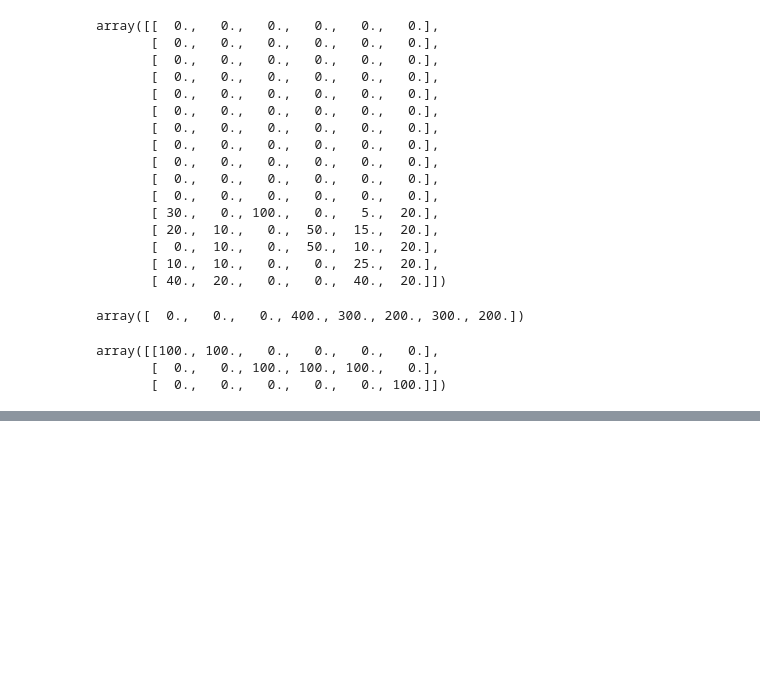
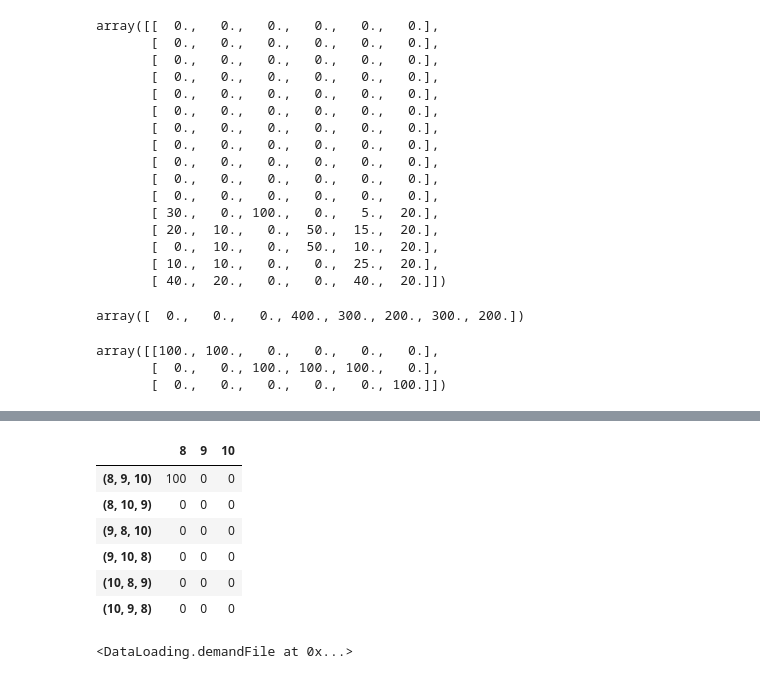
Before and after one commit to evalottalepp/DecisionMaking_Assignment_3, a Jupyter notebook: Sandbox.ipynb, the cells around one changed output, grey strips where cells are left out. Saved outputs shown, nothing was run; the diff lists cells and outputs as text; code cells hidden in the pictures; blank space fills up the shorter version.

```diff
--- a/Sandbox.ipynb
+++ b/Sandbox.ipynb
@@ -88,0 +175,26 @@ K
+# %%
+marginalTable.loc['(8, 9, 10)',8] = 100
+marginalTable
+# %% [output]
+|  | 8 | 9 | 10 |
+| (8, 9, 10) | 100 | 0 | 0 |
+| (8, 10, 9) | 0 | 0 | 0 |
+| (9, 8, 10) | 0 | 0 | 0 |
+| (9, 10, 8) | 0 | 0 | 0 |
+| (10, 8, 9) | 0 | 0 | 0 |
+| (10, 9, 8) | 0 | 0 | 0 |
+# %%
+from DataLoading import *
+from InitialCostModel import costModel_complete
+from Initial_Cost_Model_simple import costModel_PW_WU
+from CostsCalc import Costs
+import time
+
+demandData = demandFile('./given_data/demanddata.xlsx')
+vCost = varCost('./given_data/variablecosts.xlsx')
+fCost = fixedCost('./given_data/fixedcosts.xlsx')
+# demandData.printFile()
+
+demandData
+# %% [output]
+<DataLoading.demandFile at 0x...>
```
Also changed, not shown: parts of 15 cells of this notebook, 2 other files.
